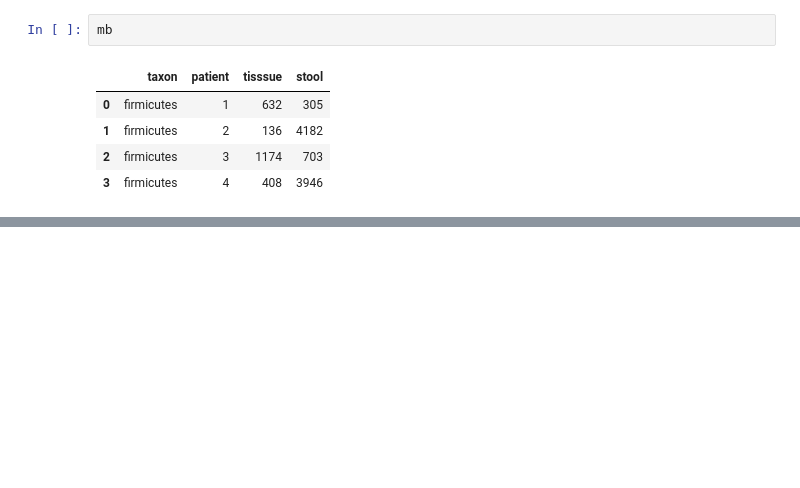
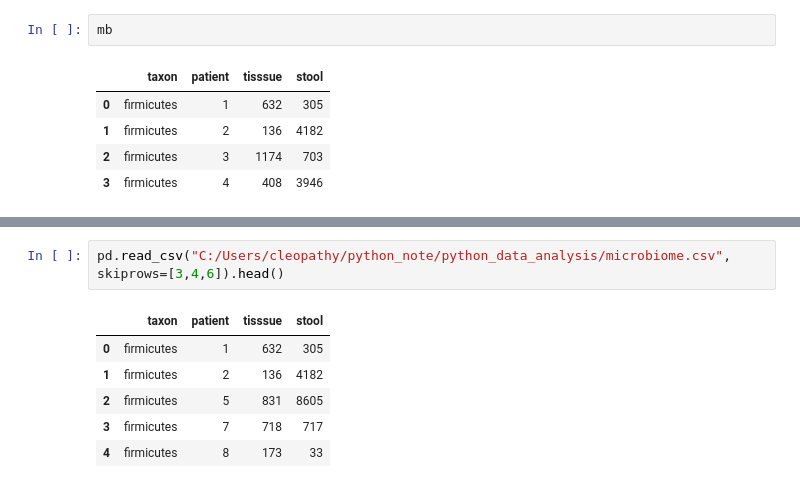
Before and after one commit to shuangsong/python_data_analysis, a Jupyter notebook: note_1.ipynb, the cells around one changed output, grey strips where cells are left out. Drawn from its saved outputs; the diff is of its cells as text; blank space fills up the shorter version.

```diff
--- a/note_1.ipynb
+++ b/note_1.ipynb
@@ -418,0 +442,9 @@ mb
+# %%
+pd.read_csv("C:/Users/cleopathy/python_note/python_data_analysis/microbiome.csv", skiprows=[3,4,6]).head()
+# %% [output]
+|  | taxon | patient | tisssue | stool |
+| 0 | firmicutes | 1 | 632 | 305 |
+| 1 | firmicutes | 2 | 136 | 4182 |
+| 2 | firmicutes | 5 | 831 | 8605 |
+| 3 | firmicutes | 7 | 718 | 717 |
+| 4 | firmicutes | 8 | 173 | 33 |
```
Also changed, not shown: parts of 4 cells of this notebook.
